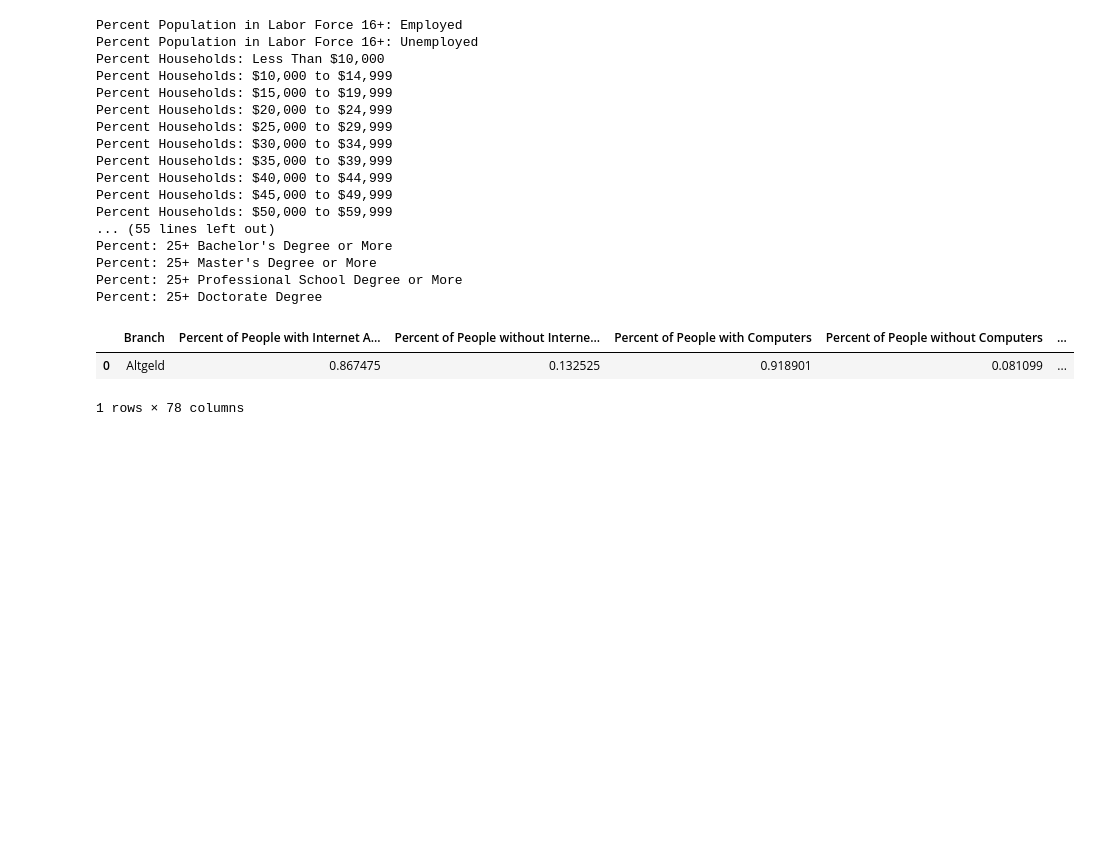
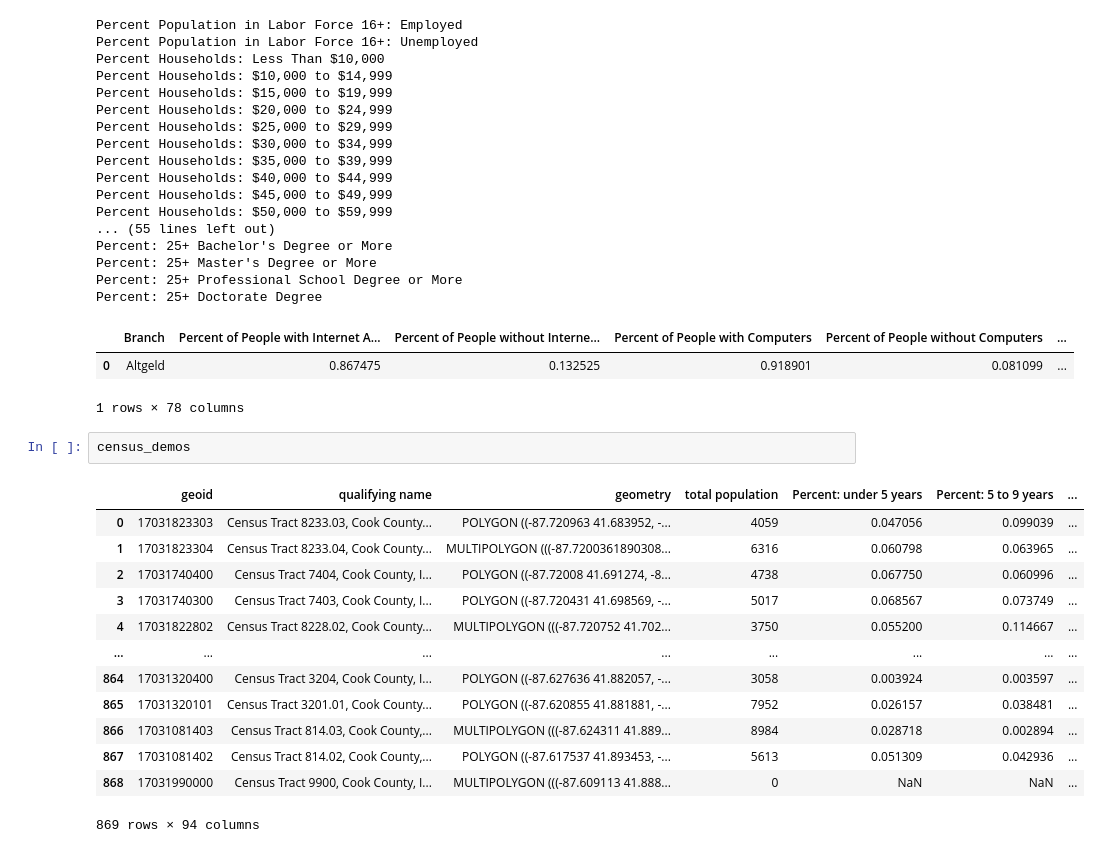
Before and after one commit to uchicago-dsi/cpl_project, a Jupyter notebook: can-summer-2023/notebooks/altgeld_census_notebook.ipynb, the cells around one changed output. Cells and saved outputs as stored; diff of their text form; blank space fills up the shorter version.

```diff
--- a/can-summer-2023/notebooks/altgeld_census_notebook.ipynb
+++ b/can-summer-2023/notebooks/altgeld_census_notebook.ipynb
@@ -562,3 +562,19 @@ Percent: 25+ Doctorate Degree
 |  | Branch | Percent of People with Internet A... | Percent of People without Interne... | Percent of People with Computers | Percent of People without Computers | ... |
 | 0 | Altgeld | 0.867475 | 0.132525 | 0.918901 | 0.081099 | ... |
 1 rows × 78 columns
+# %%
+census_demos
+# %% [output]
+|  | geoid | qualifying name | geometry | total population | Percent: under 5 years | Percent: 5 to 9 years | ... |
+| 0 | 17031823303 | Census Tract 8233.03, Cook County... | POLYGON ((-87.720963 41.683952, -... | 4059 | 0.047056 | 0.099039 | ... |
+| 1 | 17031823304 | Census Tract 8233.04, Cook County... | MULTIPOLYGON (((-87.7200361890308... | 6316 | 0.060798 | 0.063965 | ... |
+| 2 | 17031740400 | Census Tract 7404, Cook County, I... | POLYGON ((-87.72008 41.691274, -8... | 4738 | 0.067750 | 0.060996 | ... |
+| 3 | 17031740300 | Census Tract 7403, Cook County, I... | POLYGON ((-87.720431 41.698569, -... | 5017 | 0.068567 | 0.073749 | ... |
+| 4 | 17031822802 | Census Tract 8228.02, Cook County... | MULTIPOLYGON (((-87.720752 41.702... | 3750 | 0.055200 | 0.114667 | ... |
+| ... | ... | ... | ... | ... | ... | ... | ... |
+| 864 | 17031320400 | Census Tract 3204, Cook County, I... | POLYGON ((-87.627636 41.882057, -... | 3058 | 0.003924 | 0.003597 | ... |
+| 865 | 17031320101 | Census Tract 3201.01, Cook County... | POLYGON ((-87.620855 41.881881, -... | 7952 | 0.026157 | 0.038481 | ... |
+| 866 | 17031081403 | Census Tract 814.03, Cook County,... | MULTIPOLYGON (((-87.624311 41.889... | 8984 | 0.028718 | 0.002894 | ... |
+| 867 | 17031081402 | Census Tract 814.02, Cook County,... | POLYGON ((-87.617537 41.893453, -... | 5613 | 0.051309 | 0.042936 | ... |
+| 868 | 17031990000 | Census Tract 9900, Cook County, I... | MULTIPOLYGON (((-87.609113 41.888... | 0 | NaN | NaN | ... |
+869 rows × 94 columns
```
